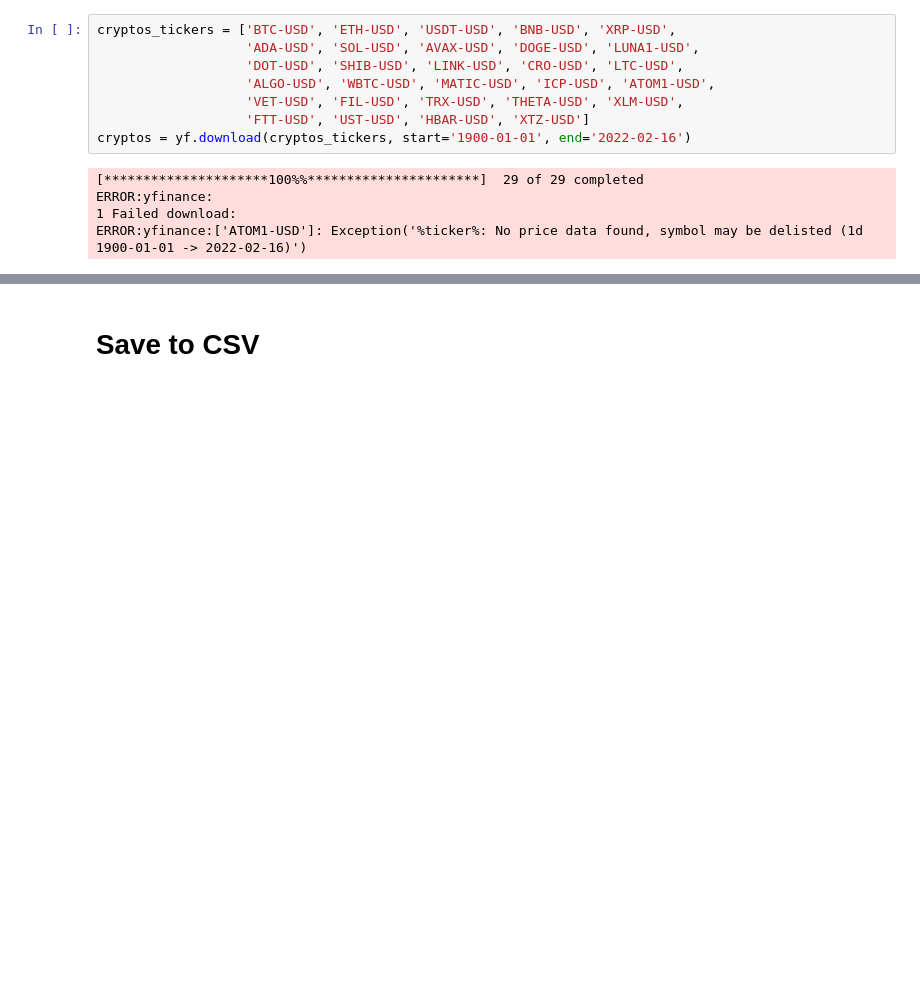
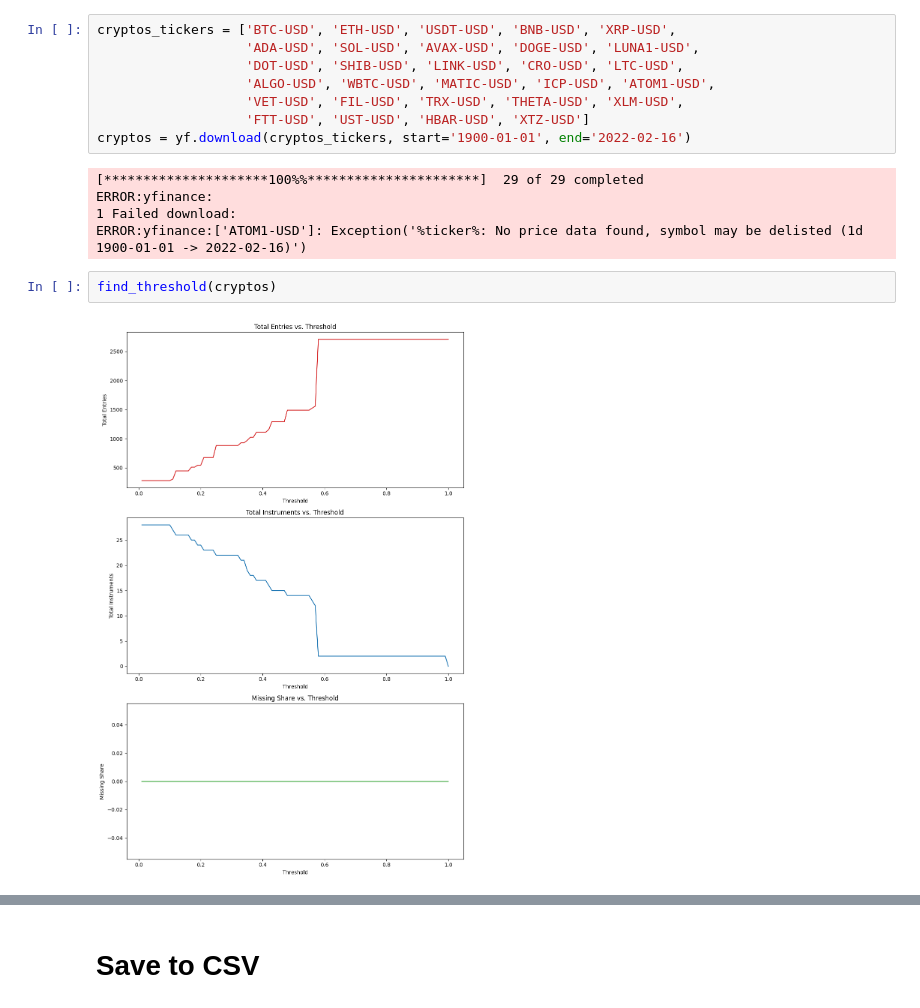
Before and after one commit to lqwic/deep_var, a Jupyter notebook: deepvar_datasets.ipynb, the cells around one changed output, grey strips where cells are left out. Drawn from its saved outputs; the diff is of its cells as text; blank space fills up the shorter version.

```diff
--- a/deepvar_datasets.ipynb
+++ b/deepvar_datasets.ipynb
@@ -100,4 +160,8 @@ cryptos = yf.download(cryptos_tickers, start='1900-01-01', end='2022-02-16')
 ERROR:yfinance:
 1 Failed download:
 ERROR:yfinance:['ATOM1-USD']: Exception('%ticker%: No price data found, symbol may be delisted (1d 1900-01-01 -> 2022-02-16)')
+# %%
+find_threshold(cryptos)
+# %% [output]
+[figure, added]
 # %%
```
Also changed, not shown: parts of 13 cells of this notebook, 2 other files.
